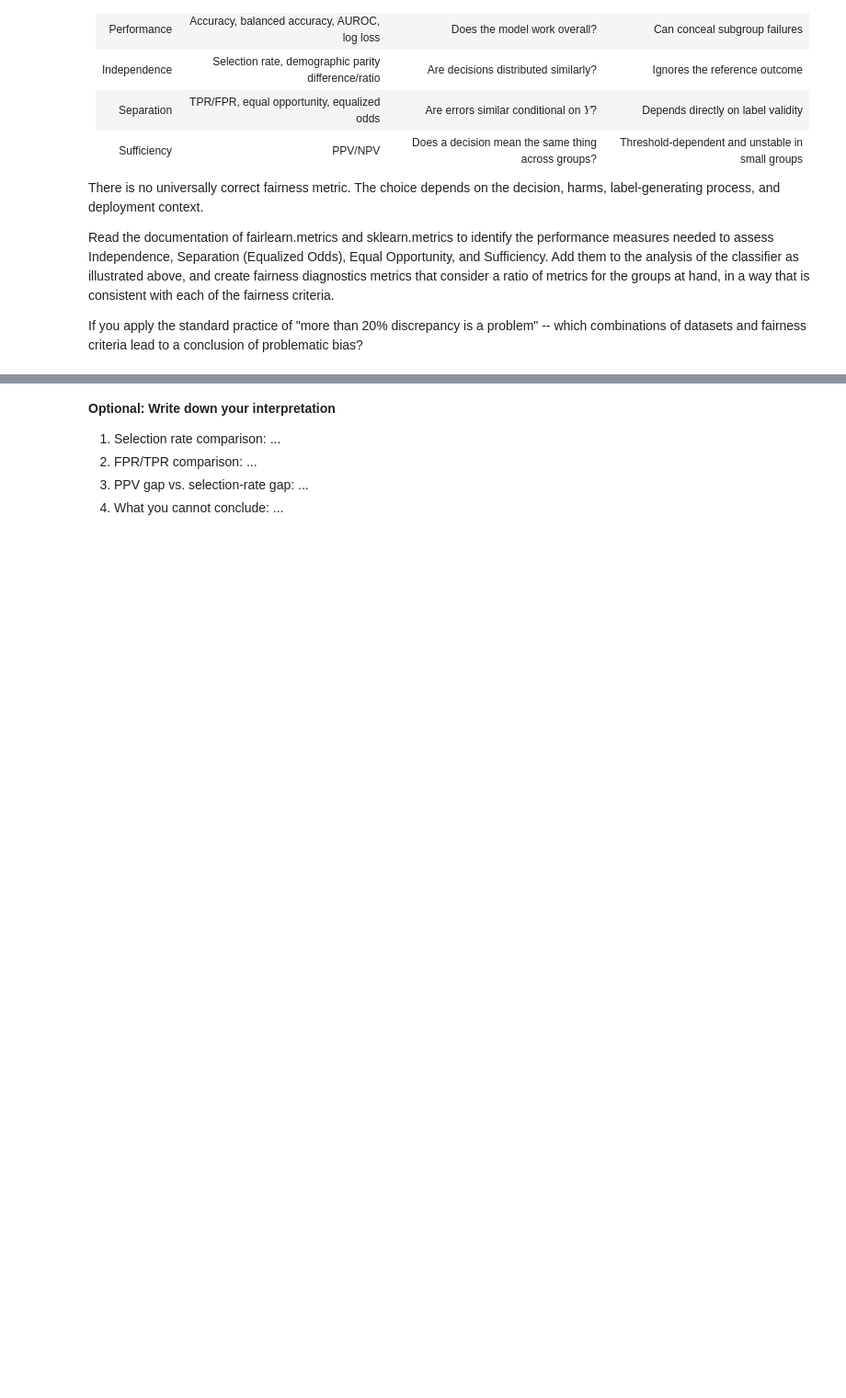
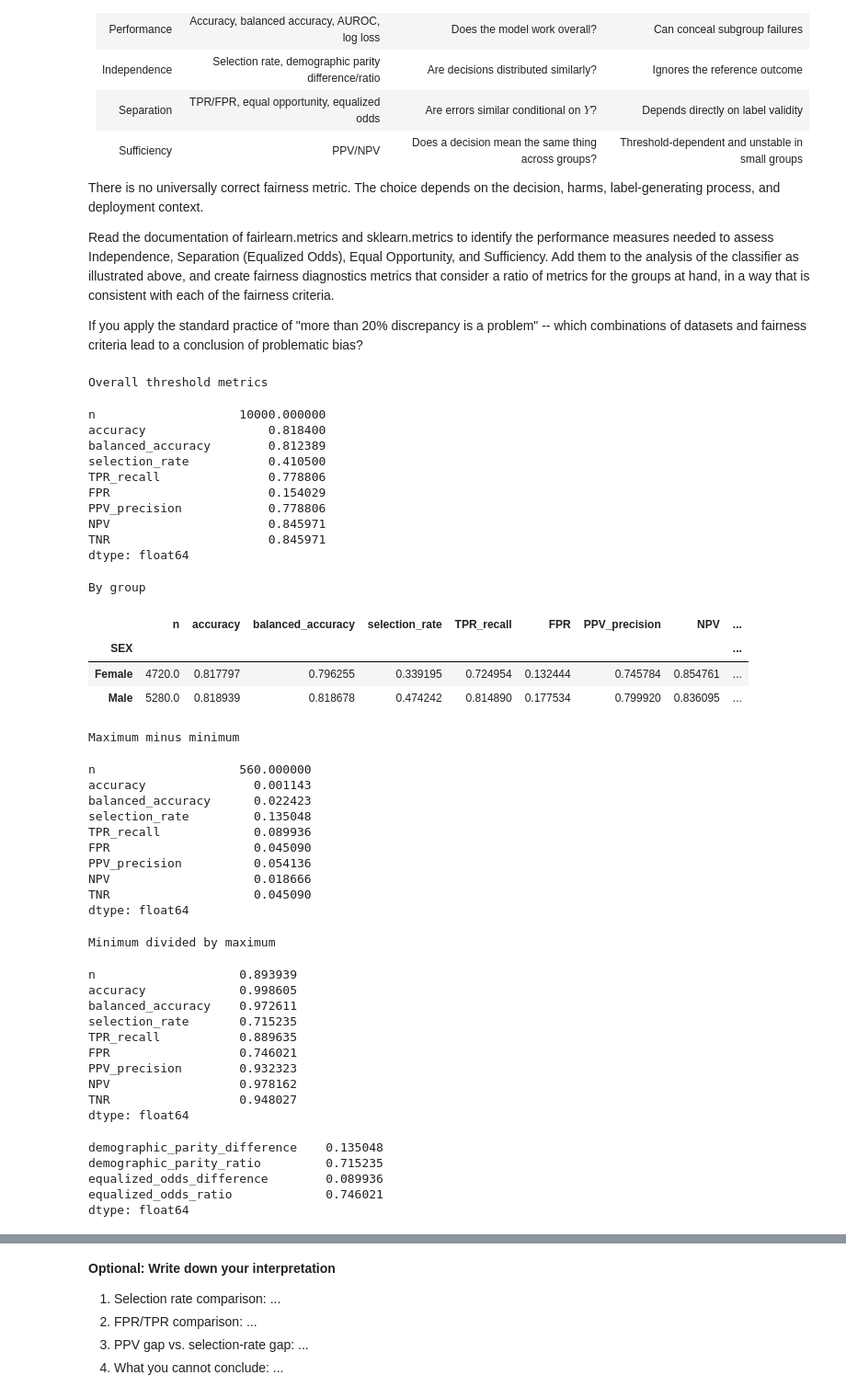
Before and after one commit to bellaVbsVbee/RAI, a Jupyter notebook: Project1/Week1_Guided_Fairness_Metrics_ACSIncome.ipynb, the cells around one changed output, grey strips where cells are left out. Shown at 92% size. Saved outputs shown, nothing was run; the diff lists cells and outputs as text; code cells hidden in the pictures; blank space fills up the shorter version.

```diff
--- a/Project1/Week1_Guided_Fairness_Metrics_ACSIncome.ipynb
+++ b/Project1/Week1_Guided_Fairness_Metrics_ACSIncome.ipynb
@@ -162,49 +194,93 @@ If you apply the standard practice of "more than 20% discrepancy is a problem" -
 # TODO # instead of using fairlearn/sklearn metrics, code your own using numpy
 
 def false_positive_rate_metric(y_true, y_pred):
-    raise NotImplementedError("TODO: implement false_positive_rate_metric")
-    # tn, fp, fn, tp = confusion_matrix(y_true, y_pred, labels=[0,1]).ravel()
-    # return <numerator> if <denominator> else np.nan
+    # raise NotImplementedError("TODO: implement false_positive_rate_metric")
+    tn, fp, fn, tp = confusion_matrix(y_true, y_pred, labels=[0,1]).ravel()
+    return fp/(tn+fp) if (tn+fp)>0 else np.nan
 
 def true_negative_rate_metric(y_true, y_pred):
-    raise NotImplementedError("TODO: implement true_negative_rate_metric")
-    # tn, fp, fn, tp = confusion_matrix(y_true, y_pred, labels=[0,1]).ravel()
-    # return <numerator> if <denominator> else np.nan
+    # raise NotImplementedError("TODO: implement true_negative_rate_metric")
+    tn, fp, fn, tp = confusion_matrix(y_true, y_pred, labels=[0,1]).ravel()
+    return tn/(tn+fp) if (tn+fp)>0 else np.nan
 
 def negative_predictive_value_metric(y_true, y_pred):
-    raise NotImplementedError("TODO: implement negative_predictive_value_metric")
-    # tn, fp, fn, tp = confusion_matrix(y_true, y_pred, labels=[0,1]).ravel()
-    # return <numerator> if <denominator> else np.nan
+    # raise NotImplementedError("TODO: implement negative_predictive_value_metric")
+    tn, fp, fn, tp = confusion_matrix(y_true, y_pred, labels=[0,1]).ravel()
+    return tn/(tn+fn) if (tn+fn)>0 else np.nan
 
 metrics = {
     "n": count,
     "accuracy": accuracy_score,
     "balanced_accuracy": balanced_accuracy_score,
     "selection_rate": selection_rate,
     "TPR_recall": recall_score,
     "FPR": false_positive_rate_metric,
     "PPV_precision": lambda y, p: precision_score(y, p, zero_division=0),
     "NPV": negative_predictive_value_metric,
     "TNR": true_negative_rate_metric,
 }
 
 mf = MetricFrame(metrics=metrics, y_true=y_val, y_pred=val_pred, sensitive_features=A_val)
 
 print("Overall threshold metrics")
 display(pd.Series(mf.overall))
 print("By group")
 display(mf.by_group)
 print("Maximum minus minimum")
 display(pd.Series(mf.difference(method="between_groups")))
 print("Minimum divided by maximum")
 display(pd.Series(mf.ratio(method="between_groups")))
 
-raise NotImplementedError("TODO: calculate the fairness summary metrics")
+# raise NotImplementedError("TODO: calculate the fairness summary metrics")
 fairness_summary = pd.Series({
-    "demographic_parity_difference": None,
-    "demographic_parity_ratio": None,
-    "equalized_odds_difference": None,
-    "equalized_odds_ratio": None,
+    "demographic_parity_difference": demographic_parity_difference(y_val, val_pred, sensitive_features=A_val),
+    "demographic_parity_ratio": demographic_parity_ratio(y_val, val_pred, sensitive_features=A_val),
+    "equalized_odds_difference": equalized_odds_difference(y_val, val_pred, sensitive_features=A_val),
+    "equalized_odds_ratio": equalized_odds_ratio(y_val, val_pred, sensitive_features=A_val),
 })
 display(fairness_summary)
+# %% [output]
+Overall threshold metrics
+n                    10000.000000
+accuracy                 0.818400
+balanced_accuracy        0.812389
+selection_rate           0.410500
+TPR_recall               0.778806
+FPR                      0.154029
+PPV_precision            0.778806
+NPV                      0.845971
+TNR                      0.845971
+dtype: float64
+By group
+|  | n | accuracy | balanced_accuracy | selection_rate | TPR_recall | FPR | PPV_precision | NPV | ... |
+| SEX |  |  |  |  |  |  |  |  | ... |
+| Female | 4720.0 | 0.817797 | 0.796255 | 0.339195 | 0.724954 | 0.132444 | 0.745784 | 0.854761 | ... |
+| Male | 5280.0 | 0.818939 | 0.818678 | 0.474242 | 0.814890 | 0.177534 | 0.799920 | 0.836095 | ... |
+Maximum minus minimum
+n                    560.000000
+accuracy               0.001143
+balanced_accuracy      0.022423
+selection_rate         0.135048
+TPR_recall             0.089936
+FPR                    0.045090
+PPV_precision          0.054136
+NPV                    0.018666
+TNR                    0.045090
+dtype: float64
+Minimum divided by maximum
+n                    0.893939
+accuracy             0.998605
+balanced_accuracy    0.972611
+selection_rate       0.715235
+TPR_recall           0.889635
+FPR                  0.746021
+PPV_precision        0.932323
+NPV                  0.978162
+TNR                  0.948027
+dtype: float64
+demographic_parity_difference    0.135048
+demographic_parity_ratio         0.715235
+equalized_odds_difference        0.089936
+equalized_odds_ratio             0.746021
+dtype: float64
 # %%
```
Also changed, not shown: parts of 13 cells of this notebook, 1 other file.
